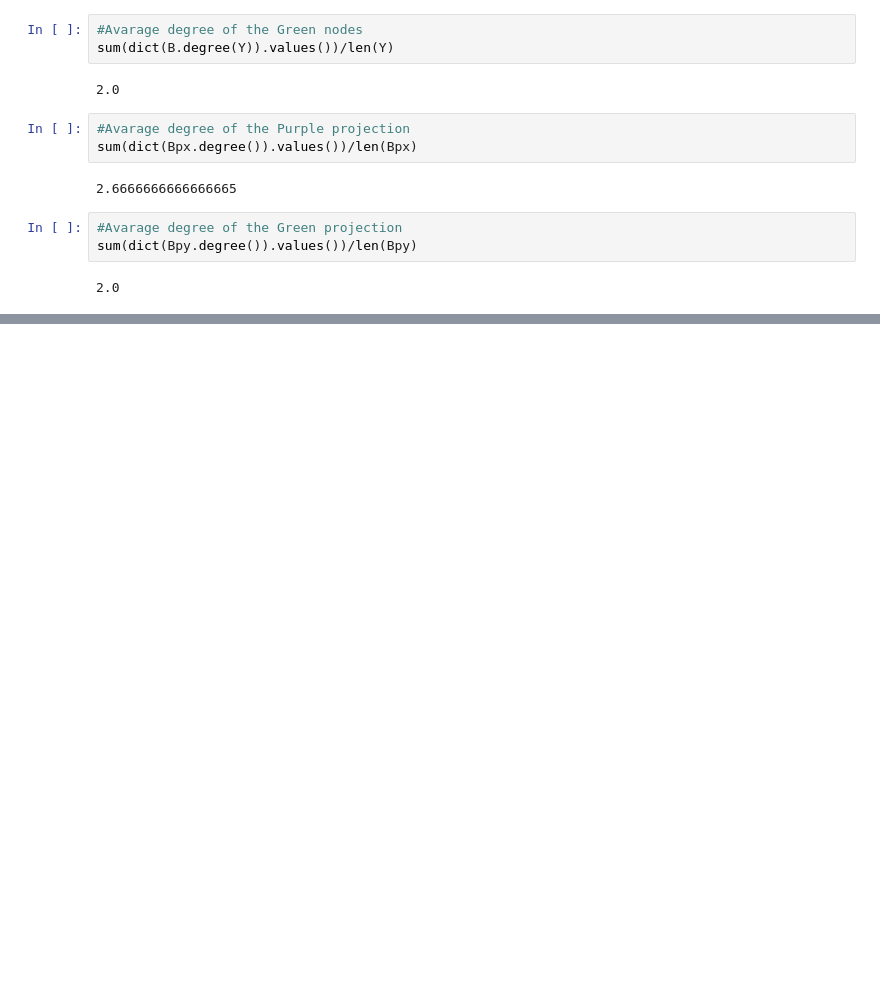
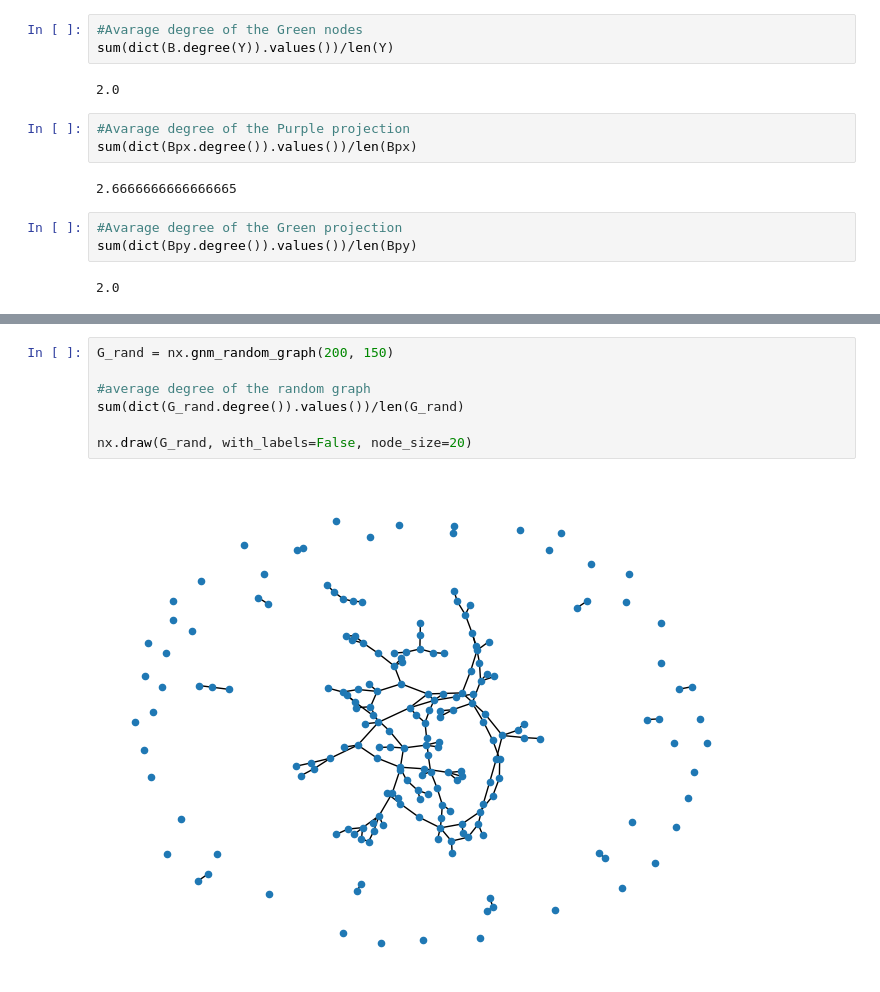
Before and after one commit to matyiandras/socialgraphs2024, a Jupyter notebook: files/week2_ex.ipynb, the cells around one changed output, grey strips where cells are left out. Cells and saved outputs as stored; diff of their text form; blank space fills up the shorter version.

```diff
--- a/files/week2_ex.ipynb
+++ b/files/week2_ex.ipynb
@@ -173,0 +230,9 @@ sum(dict(Bpy.degree()).values())/len(Bpy)
+# %%
+G_rand = nx.gnm_random_graph(200, 150)
+
+#average degree of the random graph
+sum(dict(G_rand.degree()).values())/len(G_rand)
+
+nx.draw(G_rand, with_labels=False, node_size=20)
+# %% [output]
+[figure, added]
```
Also changed, not shown: parts of 8 cells of this notebook.
